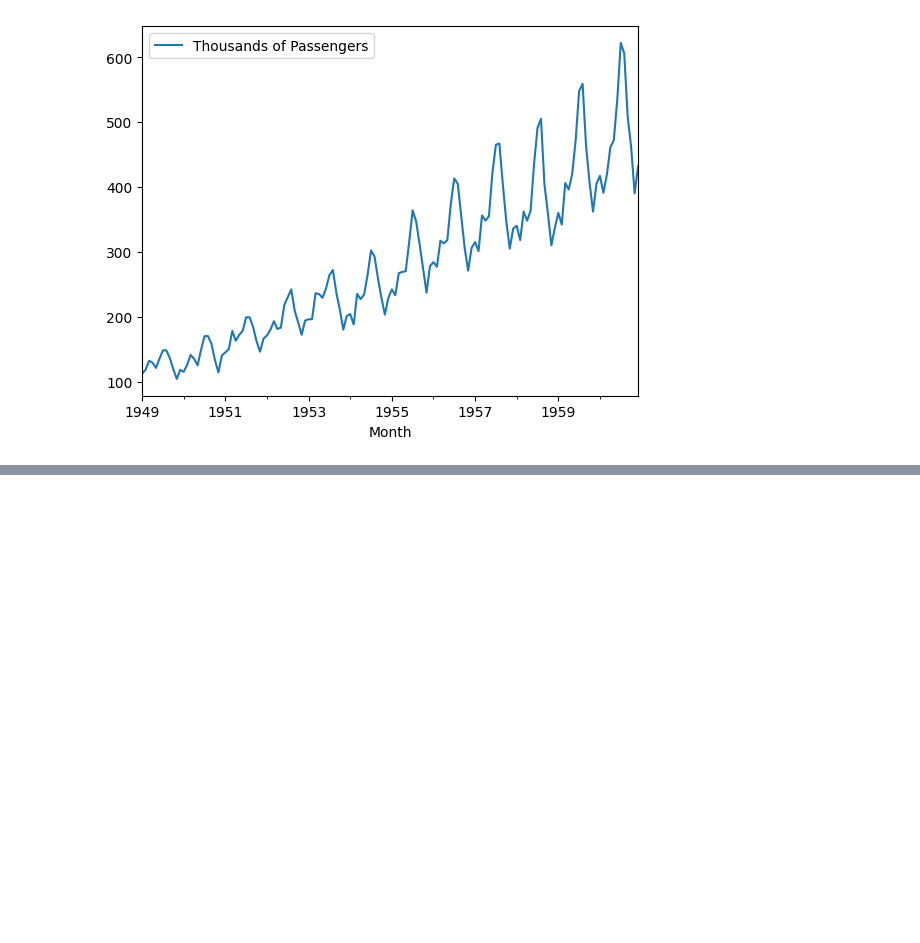
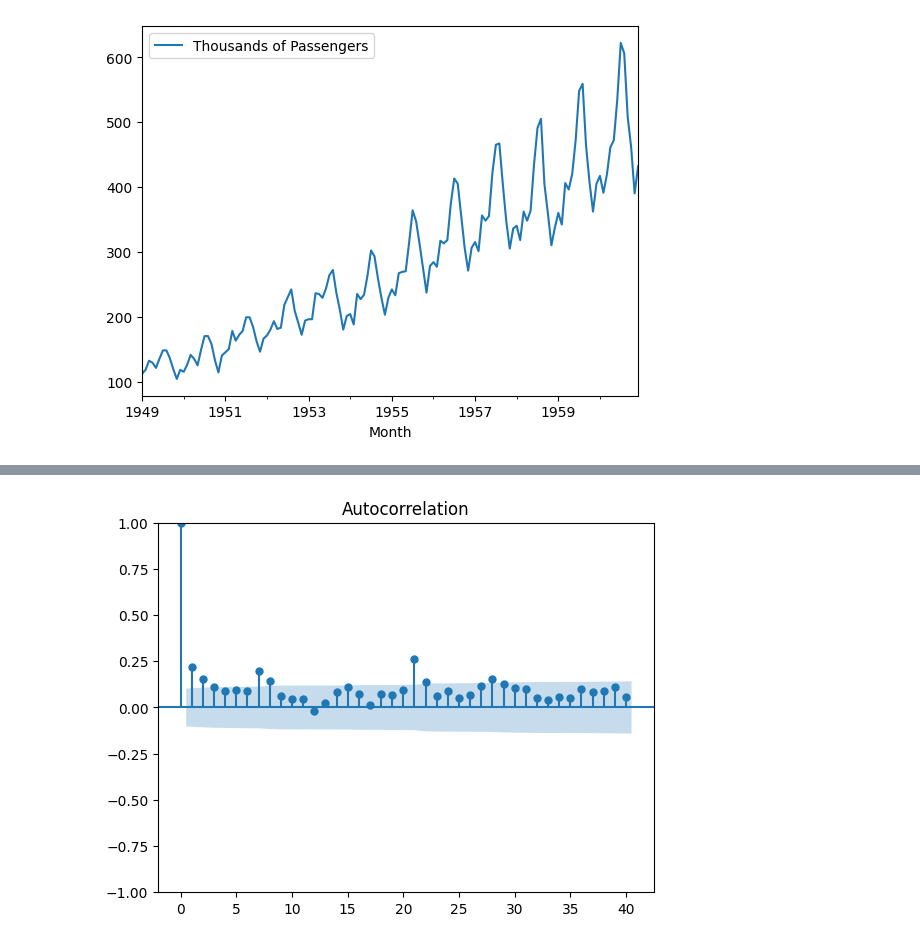
Before and after one commit to preinpost/udemy-timeseries-analysis, a Jupyter notebook: section8.ipynb, the cells around one changed output, grey strips where cells are left out. Saved outputs shown, nothing was run; the diff lists cells and outputs as text; code cells hidden in the pictures; blank space fills up the shorter version.

```diff
--- a/section8.ipynb
+++ b/section8.ipynb
@@ -235,0 +235,4 @@ plot_acf(df1, lags=40)
+# %%
+plot_acf(df2, lags=40); # 정상데이터의 자기상관 플롯
+# %% [output]
+[figure, added]
```
Also changed, not shown: parts of 2 cells of this notebook, 1 other file.
